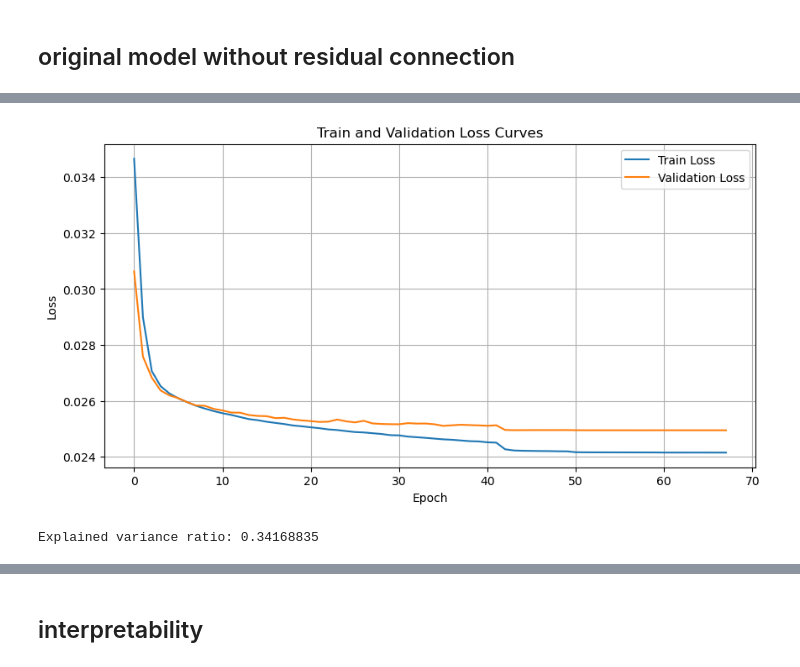
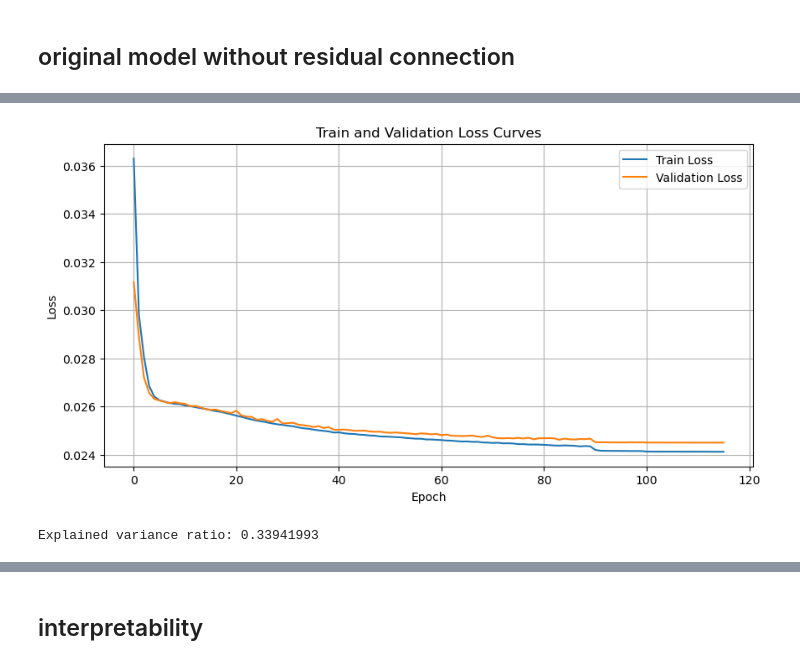
Before and after one commit to ReveRoyl/ABCD_tabular_data_analysis, a Jupyter notebook: trail_tsne_RF/factor analysis/Autoencoder/Autoencoder.ipynb, the cells around one changed output, grey strips where cells are left out. Cells and saved outputs as stored; diff of their text form; code cells hidden in the pictures.

```diff
--- a/trail_tsne_RF/factor analysis/Autoencoder/Autoencoder.ipynb
+++ b/trail_tsne_RF/factor analysis/Autoencoder/Autoencoder.ipynb
@@ -198,21 +200,21 @@ class Autoencoder(nn.Module):
         super(Autoencoder, self).__init__()
         # Encoder
         self.encoder = nn.Sequential(
-            nn.Linear(input_dim, 64),
+            nn.Linear(input_dim, 32),
             nn.ReLU(True),
             # nn.Dropout(0.2),  # 添加 Dropout
-            nn.Linear(64, 32),
+            nn.Linear(32, 16),
             nn.ReLU(True),
-            nn.Linear(32, latent_dim),
+            nn.Linear(16, latent_dim),
         )
         # Decoder
         self.decoder = nn.Sequential(
-            nn.Linear(latent_dim, 32),
+            nn.Linear(latent_dim, 16),
             nn.ReLU(True),
             # nn.Dropout(0.2),  # 添加 Dropout
-            nn.Linear(32, 64),
+            nn.Linear(16, 32),
             nn.ReLU(True),
-            nn.Linear(64, input_dim),
+            nn.Linear(32, input_dim),
         )
 
     def forward(self, x):
@@ -339,2 +341,2 @@ Early stopping at epoch 68
-[figure, old version]
+[figure, new version]
-Explained variance ratio: 0.34168835
+Explained variance ratio: 0.33941993
```
Also changed, not shown: parts of 6 cells of this notebook, 9 other files.
